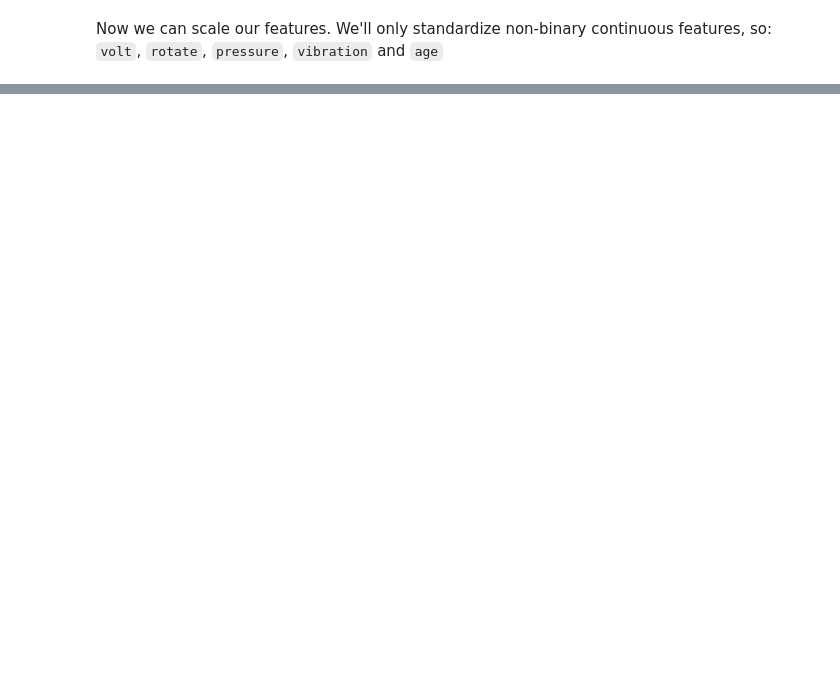
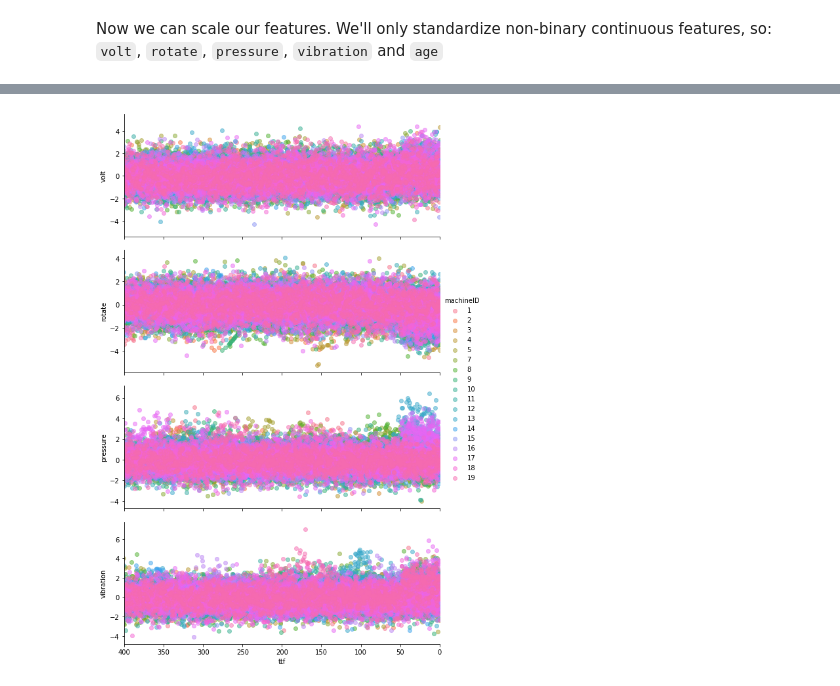
Before and after one commit to M20190649/tblx-challenge, a Jupyter notebook: notebooks/ds_challenge_second_part.ipynb, the cells around one changed output, grey strips where cells are left out. Saved outputs shown, nothing was run; the diff lists cells and outputs as text; code cells hidden in the pictures; blank space fills up the shorter version.

```diff
--- a/notebooks/ds_challenge_second_part.ipynb
+++ b/notebooks/ds_challenge_second_part.ipynb
@@ -381,0 +502,12 @@ test, _ = scale_df(test, features_to_scale, scaler=train_scaler)
+# %%
+explore = sns.PairGrid(
+    data=train[(train["machineID"] < 20) & (train["ttf"] != 9999)] ,
+    x_vars="ttf",
+    y_vars=["volt", "rotate", "pressure", "vibration"],
+    hue="machineID", size=3, aspect=2.5)
+
+explore = explore.map(plt.scatter, alpha=0.5)
+explore = explore.set(xlim=(400,0))
+explore = explore.add_legend()
+# %% [output]
+[figure, added]
```
Also changed, not shown: parts of 11 cells of this notebook.
